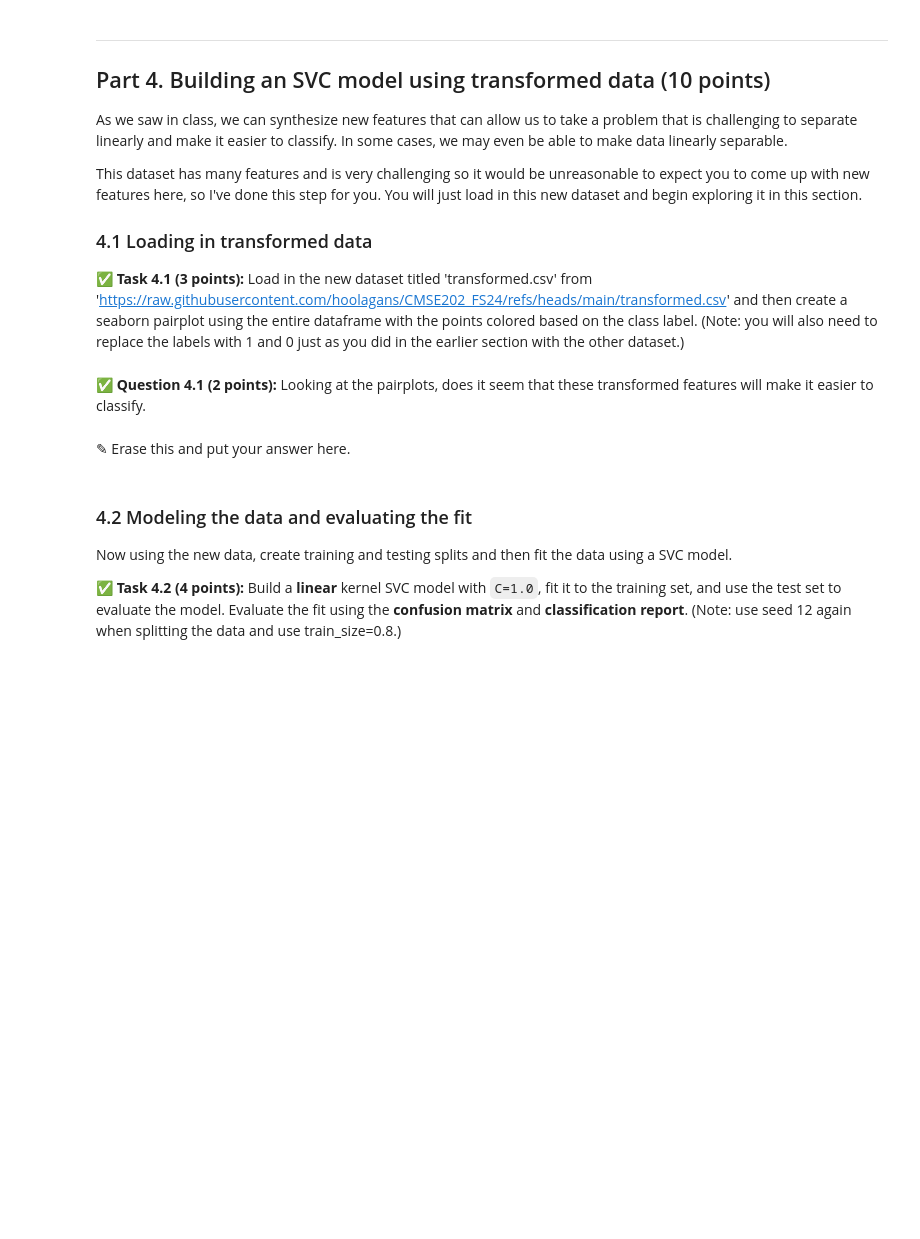
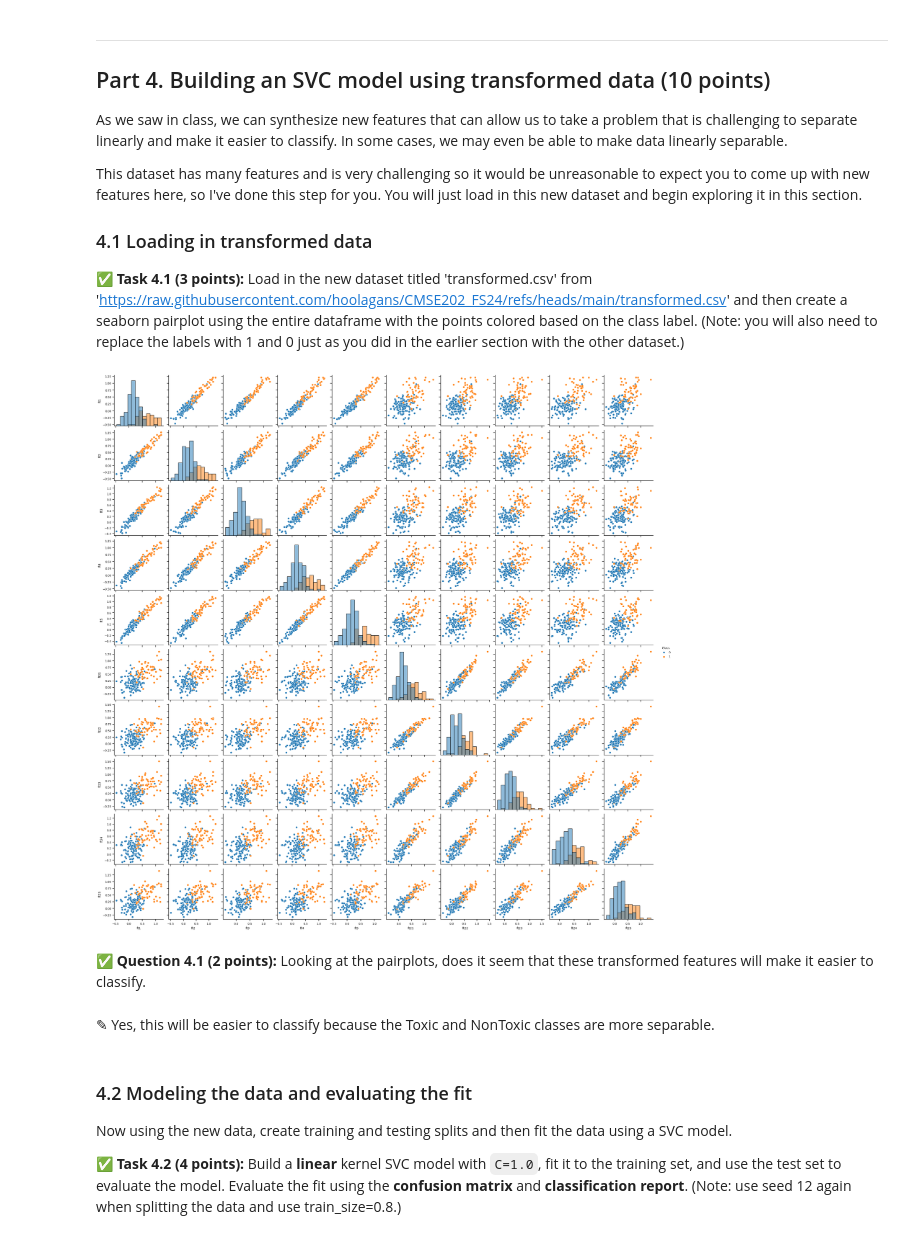
Before and after one commit to winbergd/cmse202-f25-turnin, a Jupyter notebook: hw-04/HW-04_PerceptronSVMandPCA-STUDENT.ipynb, the cells around one changed output. Saved outputs shown, nothing was run; the diff lists cells and outputs as text; code cells hidden in the pictures; blank space fills up the shorter version.

```diff
--- a/hw-04/HW-04_PerceptronSVMandPCA-STUDENT.ipynb
+++ b/hw-04/HW-04_PerceptronSVMandPCA-STUDENT.ipynb
@@ -252,7 +250,16 @@ This dataset has many features and is very challenging so it would be unreasonab
+# %%
+df_transformed = pd.read_csv("transformed.csv")
+df_transformed["Class"] = df_transformed["Class"].map({"Toxic":1,"NonToxic":0})
+df_transformed.head()
+
+sns.pairplot(df_transformed, hue="Class", diag_kind="hist")
+plt.show()
+# %% [output]
+[figure, added]
 # %% [markdown]
 **&#9989; Question 4.1 (2 points):** Looking at the pairplots, does it seem that these transformed features will make it easier to classify.
 # %% [markdown]
-<font size=+3>&#9998;</font> Erase this and put your answer here.
+<font size=+3>&#9998;</font> Yes, this will be easier to classify because the Toxic and NonToxic classes are more separable.
 # %% [markdown]
 ### 4.2 Modeling the data and evaluating the fit
 
```
Also changed, not shown: parts of 5 cells of this notebook.
